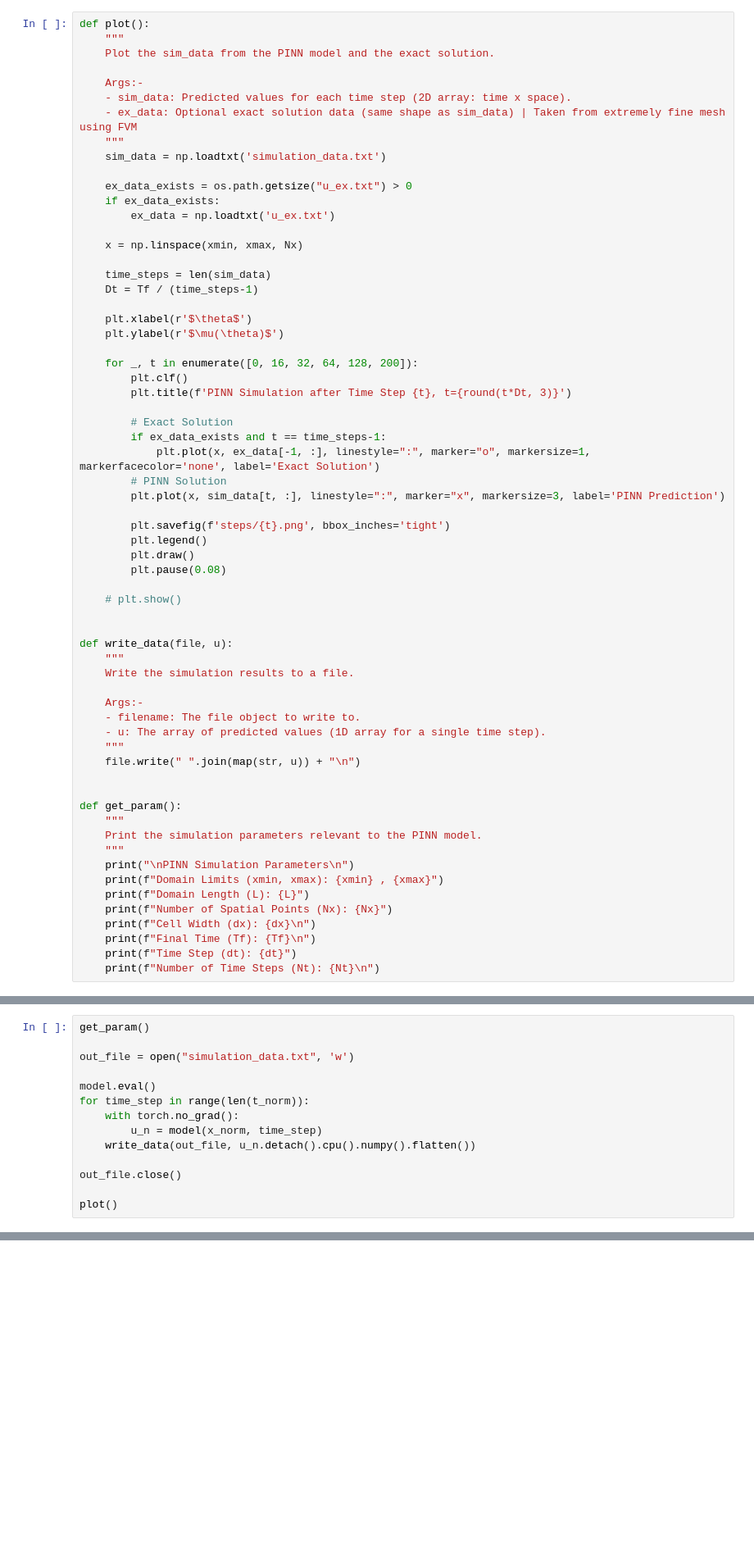
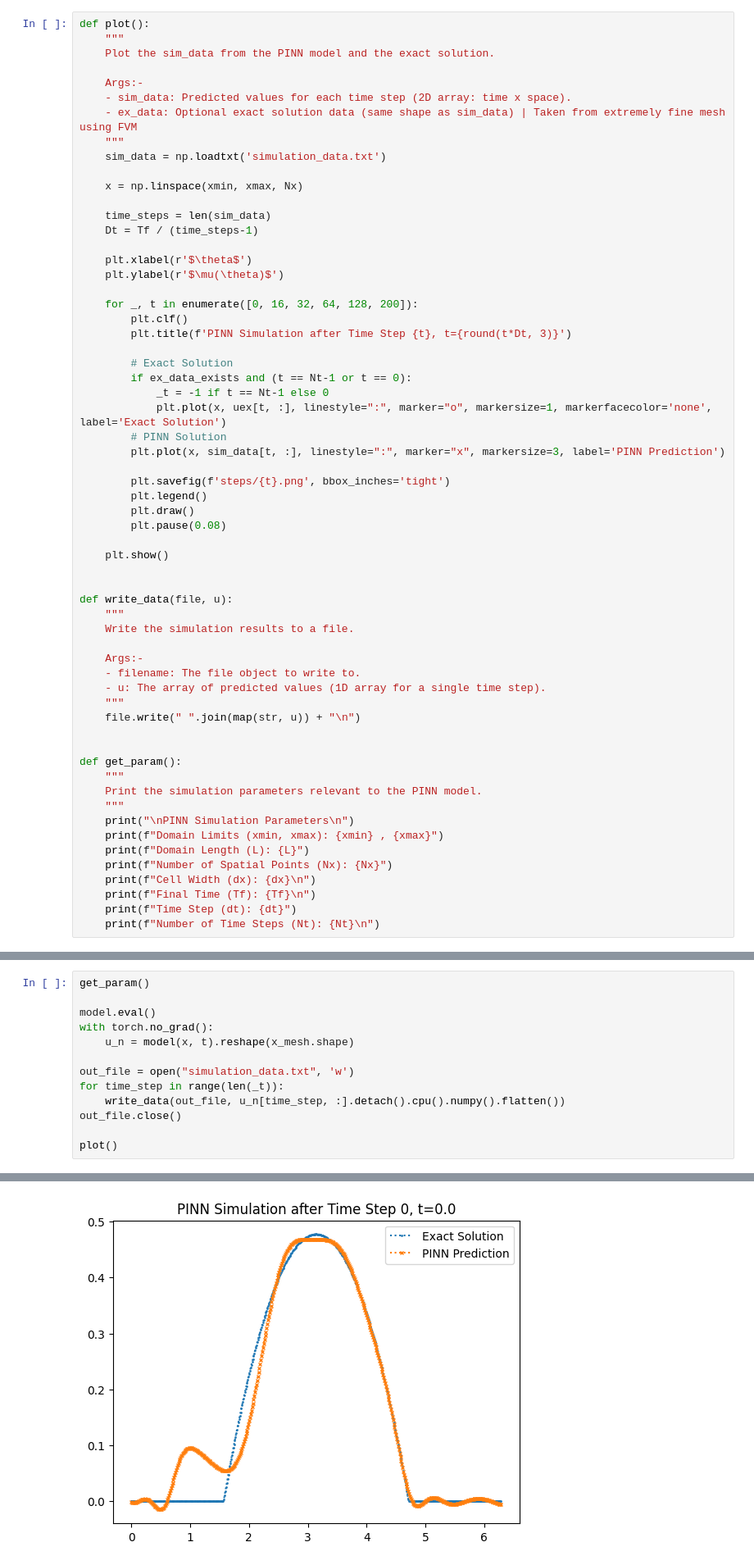
Before and after one commit to nishantak/numerical_sim_PINN, a Jupyter notebook: PINN_Kuramoto/pinn_solver.ipynb, the cells around one changed output, grey strips where cells are left out. Shown: that part at 82% size. Cells and saved outputs as stored; diff of their text form; blank space fills up the shorter version.

```diff
--- a/PINN_Kuramoto/pinn_solver.ipynb
+++ b/PINN_Kuramoto/pinn_solver.ipynb
@@ -171,10 +122,6 @@ def plot():
     - ex_data: Optional exact solution data (same shape as sim_data) | Taken from extremely fine mesh using FVM
     """
     sim_data = np.loadtxt('simulation_data.txt')
-
-    ex_data_exists = os.path.getsize("u_ex.txt") > 0
-    if ex_data_exists:
-        ex_data = np.loadtxt('u_ex.txt')
 
     x = np.linspace(xmin, xmax, Nx)
 
@@ -189,8 +136,9 @@ def plot():
         plt.title(f'PINN Simulation after Time Step {t}, t={round(t*Dt, 3)}')
 
         # Exact Solution
-        if ex_data_exists and t == time_steps-1:
-            plt.plot(x, ex_data[-1, :], linestyle=":", marker="o", markersize=1, markerfacecolor='none', label='Exact Solution')
+        if ex_data_exists and (t == Nt-1 or t == 0):
+            _t = -1 if t == Nt-1 else 0
+            plt.plot(x, uex[t, :], linestyle=":", marker="o", markersize=1, markerfacecolor='none', label='Exact Solution')
         # PINN Solution
         plt.plot(x, sim_data[t, :], linestyle=":", marker="x", markersize=3, label='PINN Prediction')
 
@@ -199,7 +147,7 @@ def plot():
         plt.draw()
         plt.pause(0.08)
 
-    # plt.show()
+    plt.show()
 
 
 def write_data(file, u):
@@ -413,14 +384,14 @@ Epoch 0/2048, Loss: 3.1516668796539307, Res: 6.54823161312379e-05, BC: 0.0, IC:
 # %%
 get_param()
 
+model.eval()
+with torch.no_grad():
+    u_n = model(x, t).reshape(x_mesh.shape)
+
 out_file = open("simulation_data.txt", 'w')
-
-model.eval()
-for time_step in range(len(t_norm)):
-    with torch.no_grad():
-        u_n = model(x_norm, time_step)
-    write_data(out_file, u_n.detach().cpu().numpy().flatten())
-
+for time_step in range(len(_t)):
+    write_data(out_file, u_n[time_step, :].detach().cpu().numpy().flatten())
 out_file.close()
 
 plot()
+# %% [output]
@@ -426,0 +409 @@ plot()
+[figure, added]
```
Also changed, not shown: parts of 11 cells of this notebook, 3 other files.
